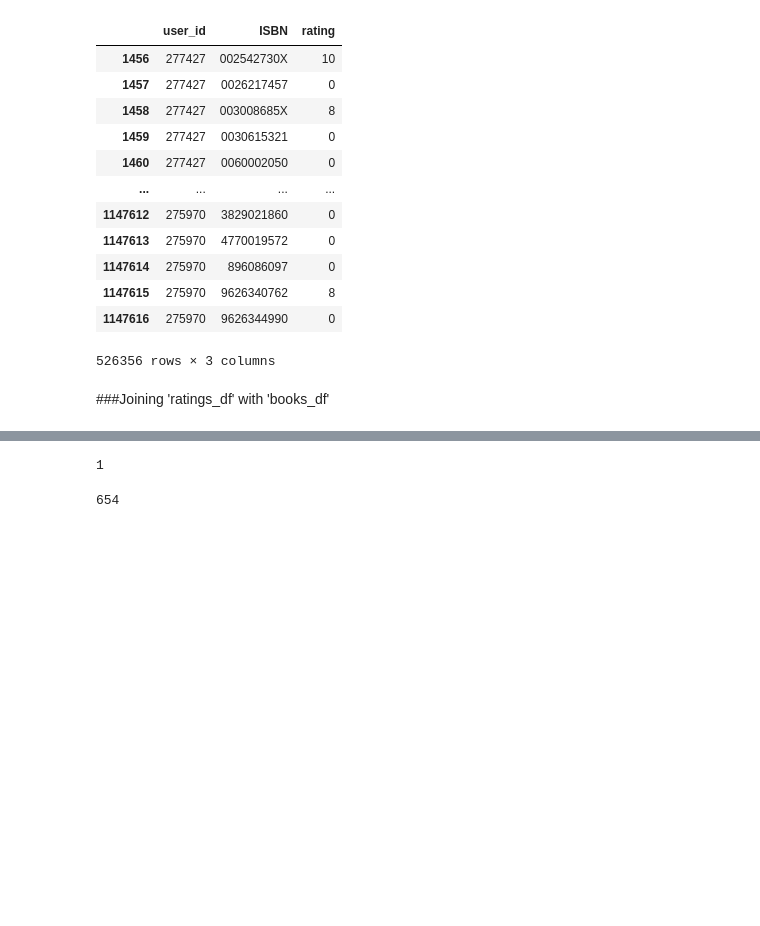
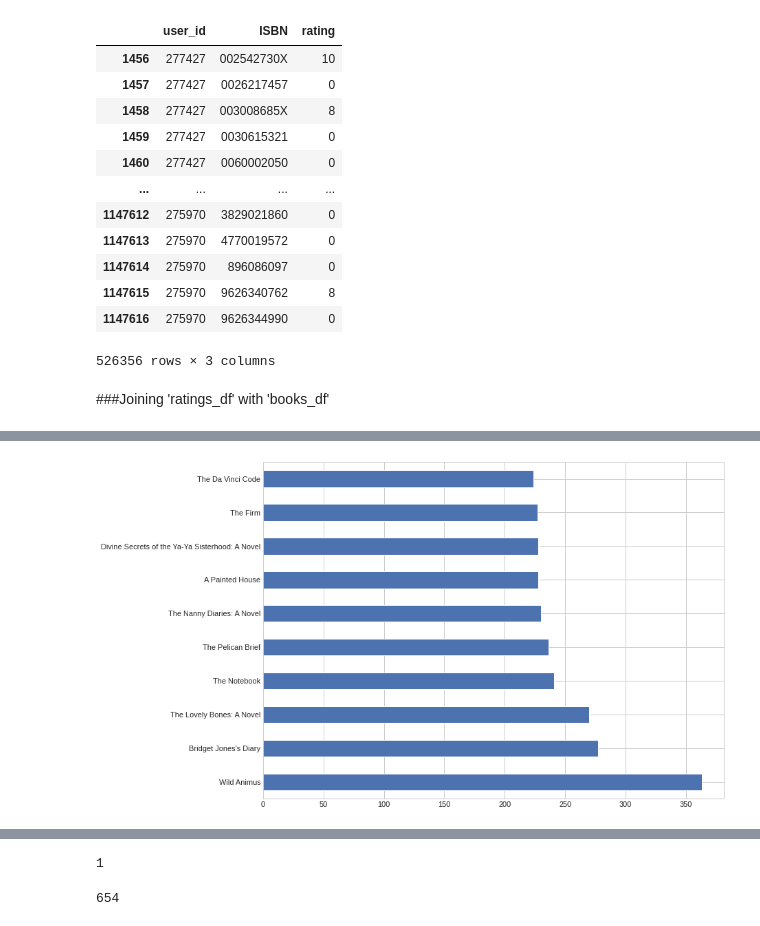
Before and after one commit to chvikas/Book-Recommendation-System, a Jupyter notebook: Book_Recommendation_System_Unsupervised_ML.ipynb, the cells around one changed output, grey strips where cells are left out. Drawn from its saved outputs; the diff is of its cells as text; code cells hidden in the pictures; blank space fills up the shorter version.

```diff
--- a/Book_Recommendation_System_Unsupervised_ML.ipynb
+++ b/Book_Recommendation_System_Unsupervised_ML.ipynb
@@ -355,2 +516,8 @@ sns.barplot(x='number_of_ratings', y='title', data=top_rated,palette='inferno')
+# %%
+#top 10 books that received ratings with highest mentions
+plt.figure(figsize=[12,9])
+ax = final_rating['title'].value_counts()[:10].plot.barh()
+# %% [output]
+[figure, added]
 # %%
 top_rated=final_rating[final_rating['rating']==10]
```
Also changed, not shown: parts of 33 cells of this notebook.
